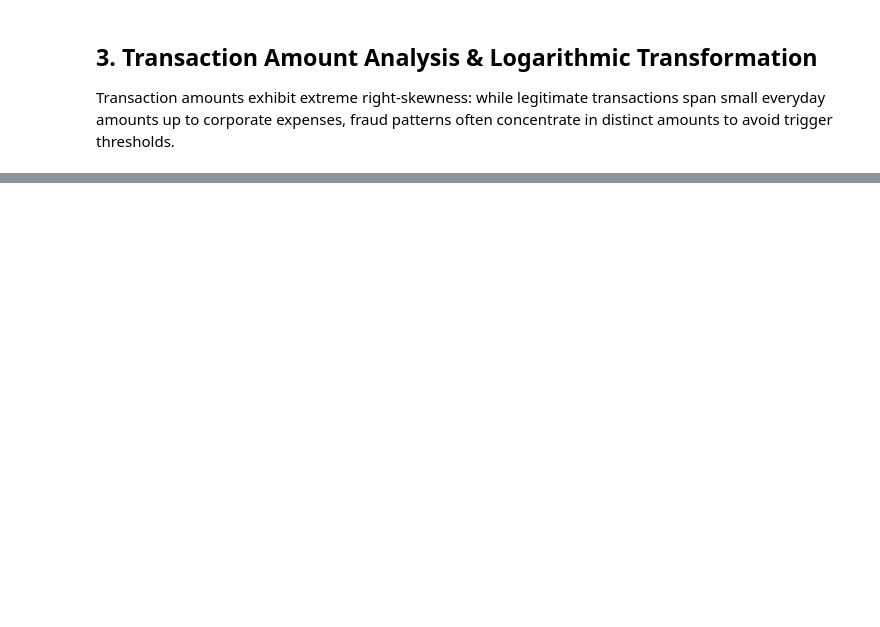
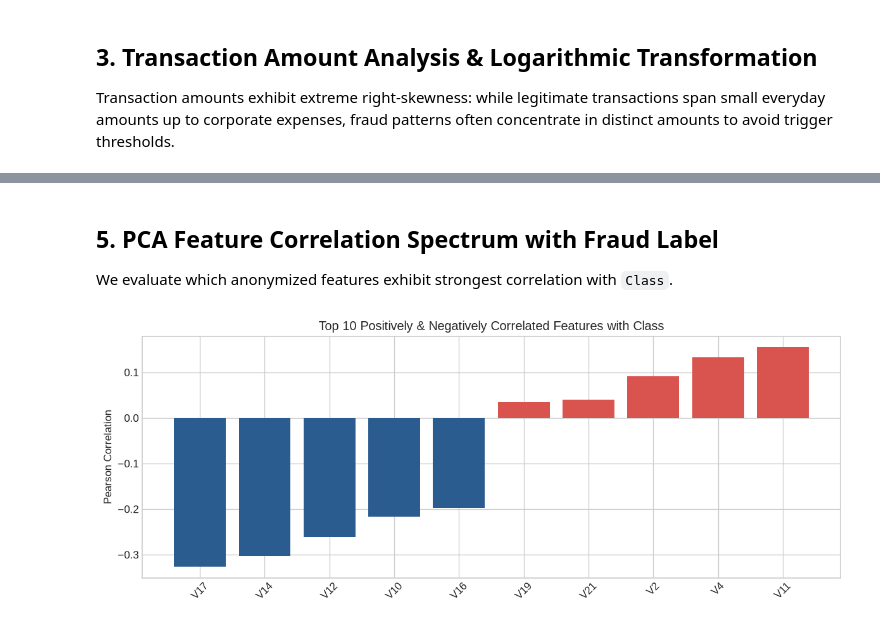
Before and after one commit to Sonu0305/XAI-System-in-Banking-AI-Anomaly-Driven-Credit-Card-Fraud-Detection-and-Interpretation, a Jupyter notebook: notebooks/01_eda.ipynb, the cells around one changed output, grey strips where cells are left out. Drawn from its saved outputs; the diff is of its cells as text; code cells hidden in the pictures; blank space fills up the shorter version.

```diff
--- a/notebooks/01_eda.ipynb
+++ b/notebooks/01_eda.ipynb
@@ -107,0 +134,19 @@ print(corr.tail(5)[::-1])
+# %% [markdown]
+## 5. PCA Feature Correlation Spectrum with Fraud Label
+We evaluate which anonymized features exhibit strongest correlation with `Class`.
+# %%
+correlations = df.corr()["Class"].drop(["Class", "Amount_Log"]).sort_values()
+top_neg = correlations.head(5)
+top_pos = correlations.tail(5)
+top_corr = pd.concat([top_neg, top_pos])
+
+fig, ax = plt.subplots(figsize=(10, 4))
+colors = ["#2b5c8f" if c < 0 else "#d9534f" for c in top_corr.values]
+ax.bar(top_corr.index, top_corr.values, color=colors)
+ax.set_title("Top 10 Positively & Negatively Correlated Features with Class")
+ax.set_ylabel("Pearson Correlation")
+plt.xticks(rotation=45)
+plt.tight_layout()
+plt.show()
+# %% [output]
+[figure, added]
```
Also changed, not shown: parts of 10 cells of this notebook, 18 other files.
